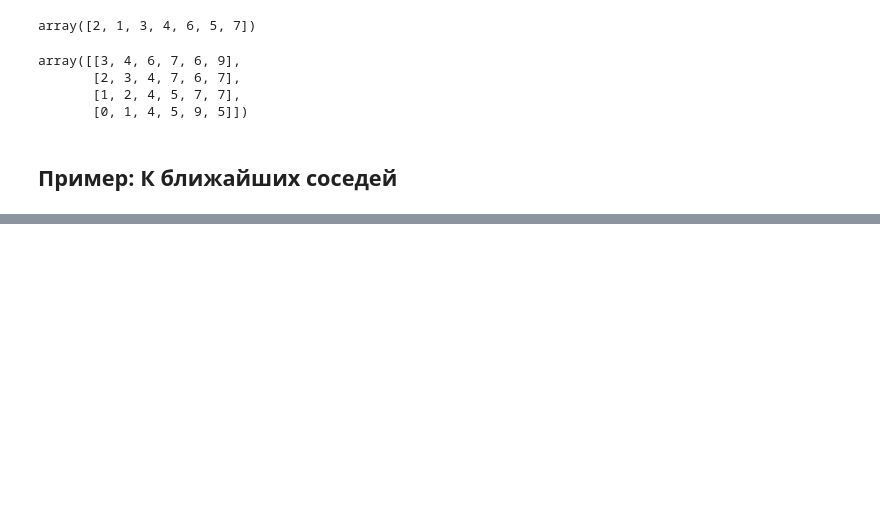
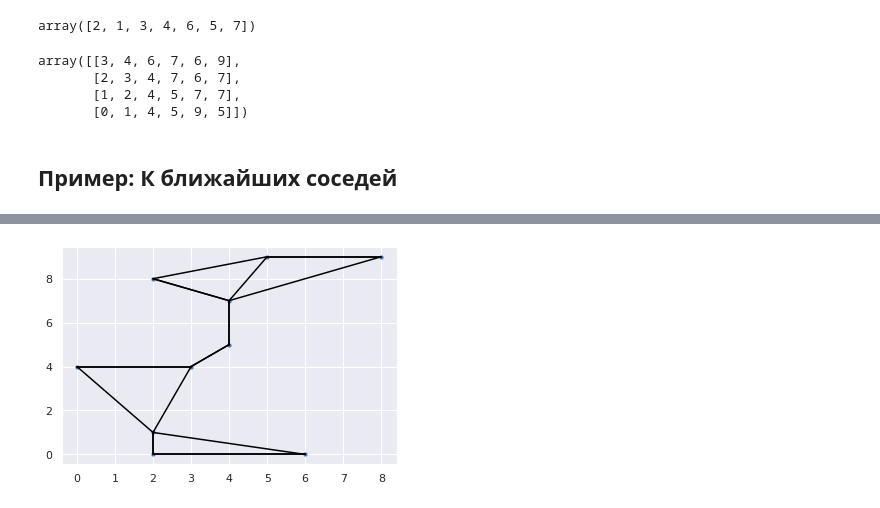
Before and after one commit to ensofter/python_for_difficult_tasks, a Jupyter notebook: Part 2 - intruduction in NumPy.ipynb, the cells around one changed output, grey strips where cells are left out. Drawn from its saved outputs; the diff is of its cells as text; code cells hidden in the pictures; blank space fills up the shorter version.

```diff
--- a/Part 2 - intruduction in NumPy.ipynb
+++ b/Part 2 - intruduction in NumPy.ipynb
@@ -1438,0 +1461,5 @@ array([[3, 4, 6, 7, 6, 9],
+# %%
+# Для каждой пары точек вычисляем разности их координат
+differences = X[:, np.newaxis, :] - X[np.newaxis, :, :]
+print(X[:, np.newaxis, :] - X[np.newaxis, :, :])
+differences.shape
@@ -1438,0 +1485,5 @@ array([[3, 4, 6, 7, 6, 9],
+# %%
+# возводим разность координат в квадрта
+sq_differences = differences ** 2
+print(sq_differences)
+sq_differences.shape
@@ -1438,0 +1509,5 @@ array([[3, 4, 6, 7, 6, 9],
+# %%
+# Суммируем квадраты разностей координат для получения квадрата расстояния
+dist_sq = sq_differences.sum(-1)
+print(dist_sq)
+dist_sq.shape
@@ -1438,0 +1544,11 @@ array([[3, 4, 6, 7, 6, 9],
+# %%
+K = 2
+nearest_partition = np.argpartition(dist_sq, K + 1, axis=1)
+# %%
+plt.scatter(X[:, 0], X[:, 1], s=10)
+K = 2
+for i in range(X.shape[0]):
+    for j in nearest_partition[i, :K+1]:
+        plt.plot(*zip(X[j], X[i]), color='black')
+# %% [output]
+[figure, added]
```
Also changed, not shown: parts of 7 cells of this notebook.
